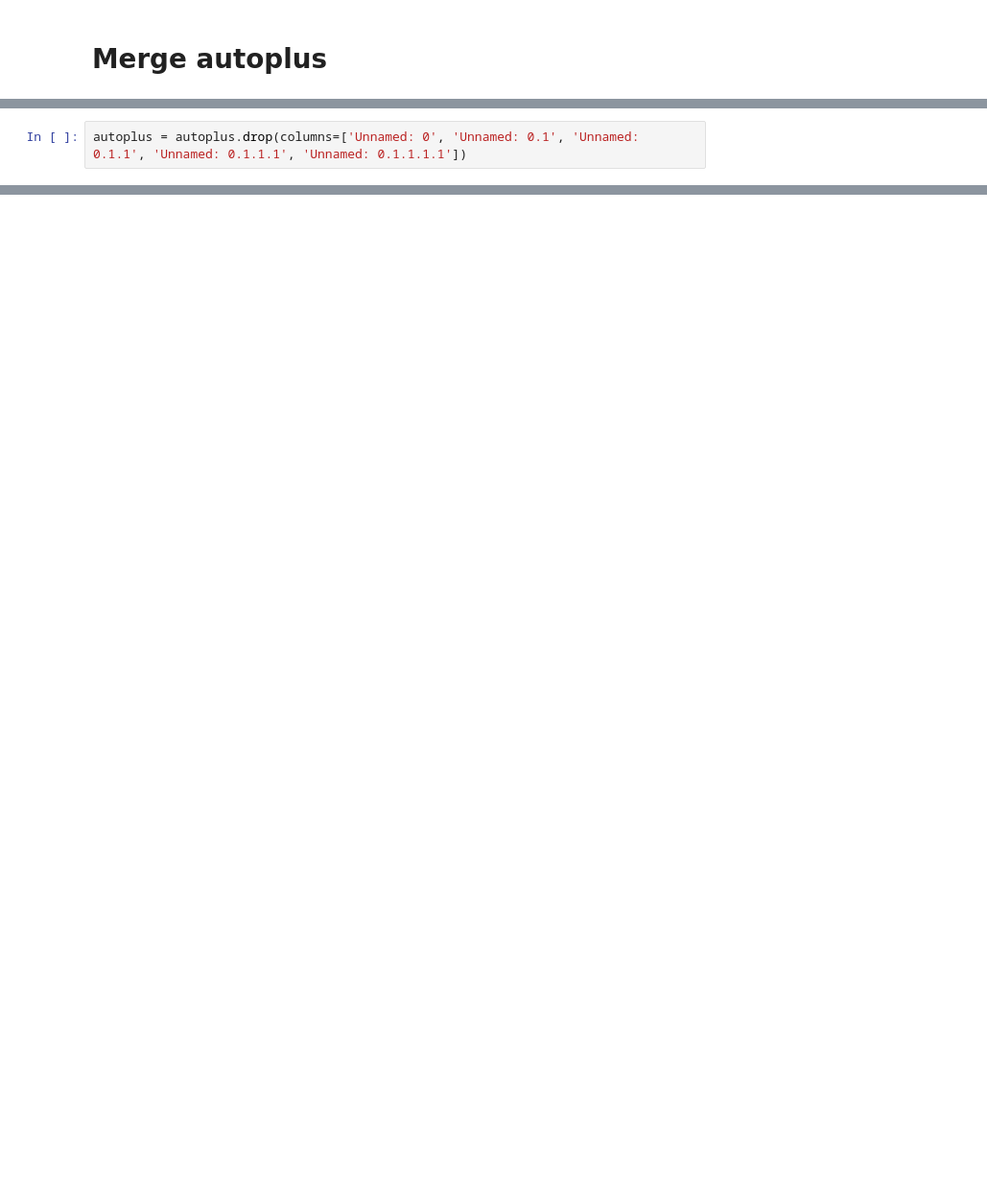
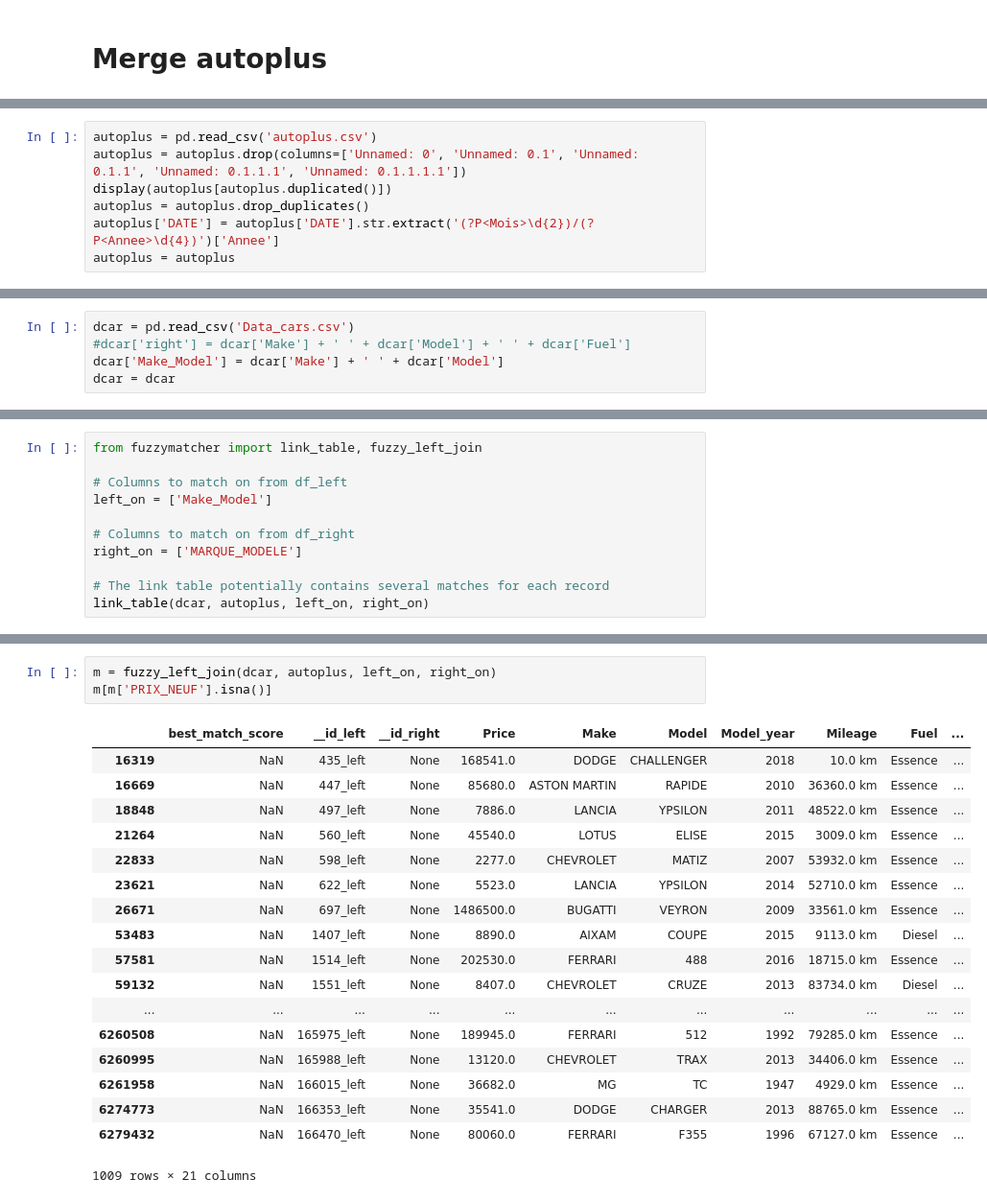
Before and after one commit to ByBell/ProjetDataCar, a Jupyter notebook: MergeAutoplusData.ipynb, the cells around one changed output, grey strips where cells are left out. Shown at 96% size. Saved outputs shown, nothing was run; the diff lists cells and outputs as text; blank space fills up the shorter version.

```diff
--- a/MergeAutoplusData.ipynb
+++ b/MergeAutoplusData.ipynb
@@ -9,2 +8,7 @@ dcar = pd.read_csv('Data_cars.csv')
 # %%
+autoplus = pd.read_csv('autoplus.csv')
 autoplus = autoplus.drop(columns=['Unnamed: 0', 'Unnamed: 0.1', 'Unnamed: 0.1.1', 'Unnamed: 0.1.1.1', 'Unnamed: 0.1.1.1.1'])
+display(autoplus[autoplus.duplicated()])
+autoplus = autoplus.drop_duplicates()
+autoplus['DATE'] = autoplus['DATE'].str.extract('(?P<Mois>\d{2})/(?P<Annee>\d{4})')['Annee']
+autoplus = autoplus
@@ -30,0 +34,5 @@ dcar['MARQUE_MODELE'] = dcar['Make'] + ' ' + dcar['Model']
+# %%
+dcar = pd.read_csv('Data_cars.csv')
+#dcar['right'] = dcar['Make'] + ' ' + dcar['Model'] + ' ' + dcar['Fuel']
+dcar['Make_Model'] = dcar['Make'] + ' ' + dcar['Model']
+dcar = dcar
@@ -40,0 +108,11 @@ KeyboardInterrupt:
+# %%
+from fuzzymatcher import link_table, fuzzy_left_join
+
+# Columns to match on from df_left
+left_on = ['Make_Model']
+
+# Columns to match on from df_right
+right_on = ['MARQUE_MODELE']
+
+# The link table potentially contains several matches for each record
+link_table(dcar, autoplus, left_on, right_on)
@@ -40,0 +138,22 @@ KeyboardInterrupt:
+# %%
+m = fuzzy_left_join(dcar, autoplus, left_on, right_on)
+m[m['PRIX_NEUF'].isna()]
+# %% [output]
+|  | best_match_score | __id_left | __id_right | Price | Make | Model | Model_year | Mileage | Fuel | ... |
+| 16319 | NaN | 435_left | None | 168541.0 | DODGE | CHALLENGER | 2018 | 10.0 km | Essence | ... |
+| 16669 | NaN | 447_left | None | 85680.0 | ASTON MARTIN | RAPIDE | 2010 | 36360.0 km | Essence | ... |
+| 18848 | NaN | 497_left | None | 7886.0 | LANCIA | YPSILON | 2011 | 48522.0 km | Essence | ... |
+| 21264 | NaN | 560_left | None | 45540.0 | LOTUS | ELISE | 2015 | 3009.0 km | Essence | ... |
+| 22833 | NaN | 598_left | None | 2277.0 | CHEVROLET | MATIZ | 2007 | 53932.0 km | Essence | ... |
+| 23621 | NaN | 622_left | None | 5523.0 | LANCIA | YPSILON | 2014 | 52710.0 km | Essence | ... |
+| 26671 | NaN | 697_left | None | 1486500.0 | BUGATTI | VEYRON | 2009 | 33561.0 km | Essence | ... |
+| 53483 | NaN | 1407_left | None | 8890.0 | AIXAM | COUPE | 2015 | 9113.0 km | Diesel | ... |
+| 57581 | NaN | 1514_left | None | 202530.0 | FERRARI | 488 | 2016 | 18715.0 km | Essence | ... |
+| 59132 | NaN | 1551_left | None | 8407.0 | CHEVROLET | CRUZE | 2013 | 83734.0 km | Diesel | ... |
+| ... | ... | ... | ... | ... | ... | ... | ... | ... | ... | ... |
+| 6260508 | NaN | 165975_left | None | 189945.0 | FERRARI | 512 | 1992 | 79285.0 km | Essence | ... |
+| 6260995 | NaN | 165988_left | None | 13120.0 | CHEVROLET | TRAX | 2013 | 34406.0 km | Essence | ... |
+| 6261958 | NaN | 166015_left | None | 36682.0 | MG | TC | 1947 | 4929.0 km | Essence | ... |
+| 6274773 | NaN | 166353_left | None | 35541.0 | DODGE | CHARGER | 2013 | 88765.0 km | Essence | ... |
+| 6279432 | NaN | 166470_left | None | 80060.0 | FERRARI | F355 | 1996 | 67127.0 km | Essence | ... |
+1009 rows × 21 columns
```
Also changed, not shown: parts of 14 cells of this notebook, 3 other files.
